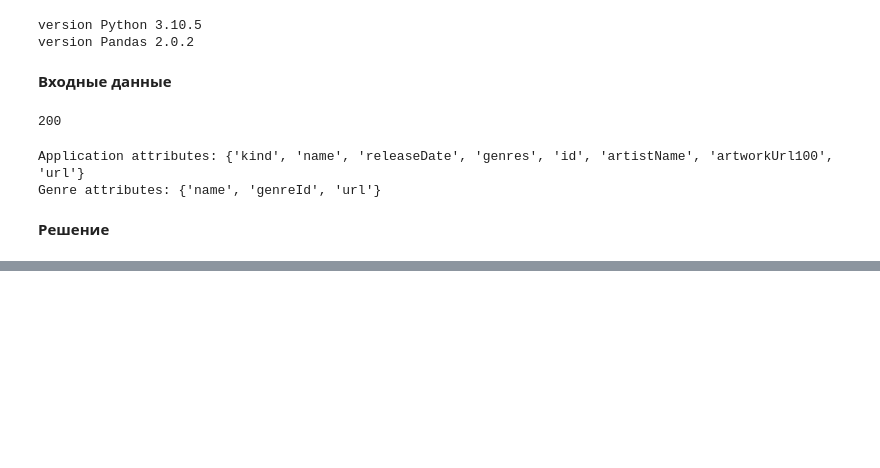
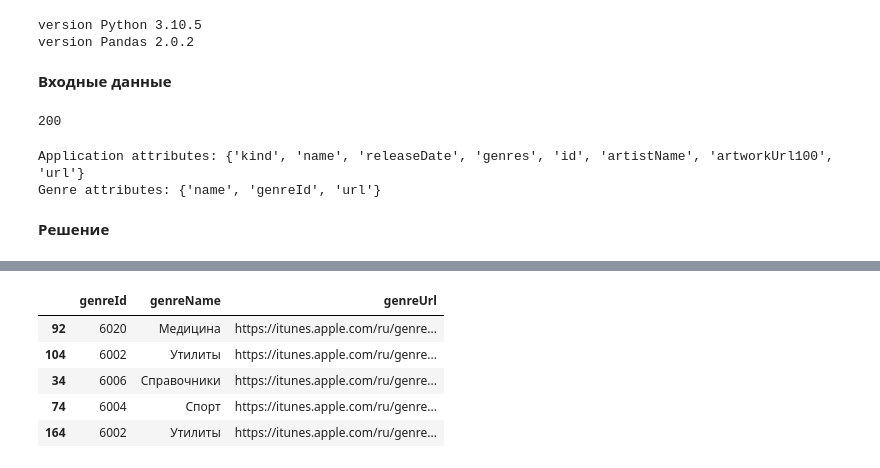
Before and after one commit to D-lana/Test_Finam, a Jupyter notebook: test_api/test_api_task_1.ipynb, the cells around one changed output, grey strips where cells are left out. Saved outputs shown, nothing was run; the diff lists cells and outputs as text; code cells hidden in the pictures; blank space fills up the shorter version.

```diff
--- a/test_api/test_api_task_1.ipynb
+++ b/test_api/test_api_task_1.ipynb
@@ -125,0 +82,15 @@ df
+# %%
+#Cущность - жанр (поля: genreId, genreName, genreUrl)
+df_genre = df['genres'].explode('genres').reset_index(drop=True)
+df_genre = df_genre.dropna()
+df_genre = pd.DataFrame(df_genre.to_list(), columns = ['genreId', 'name', 'url'])
+df_genre.rename(columns={'name': 'genreName',
+                        'url': 'genreUrl'}, inplace=True)
+df_genre.sample(5)
+# %% [output]
+|  | genreId | genreName | genreUrl |
+| 92 | 6020 | Медицина | https://itunes.apple.com/ru/genre... |
+| 104 | 6002 | Утилиты | https://itunes.apple.com/ru/genre... |
+| 34 | 6006 | Справочники | https://itunes.apple.com/ru/genre... |
+| 74 | 6004 | Спорт | https://itunes.apple.com/ru/genre... |
+| 164 | 6002 | Утилиты | https://itunes.apple.com/ru/genre... |
```
Also changed, not shown: parts of 10 cells of this notebook, 1 other file.
